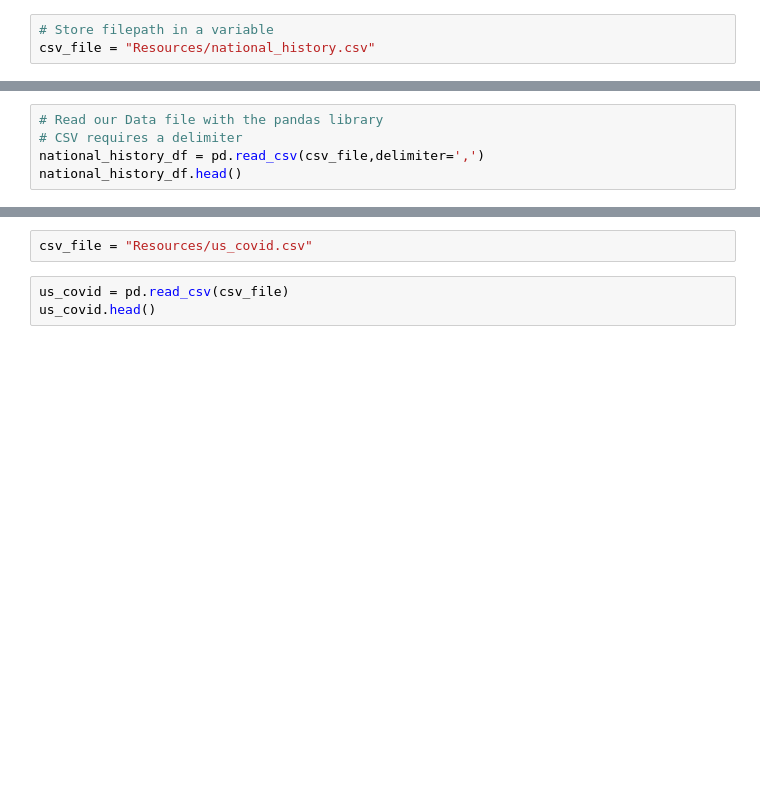
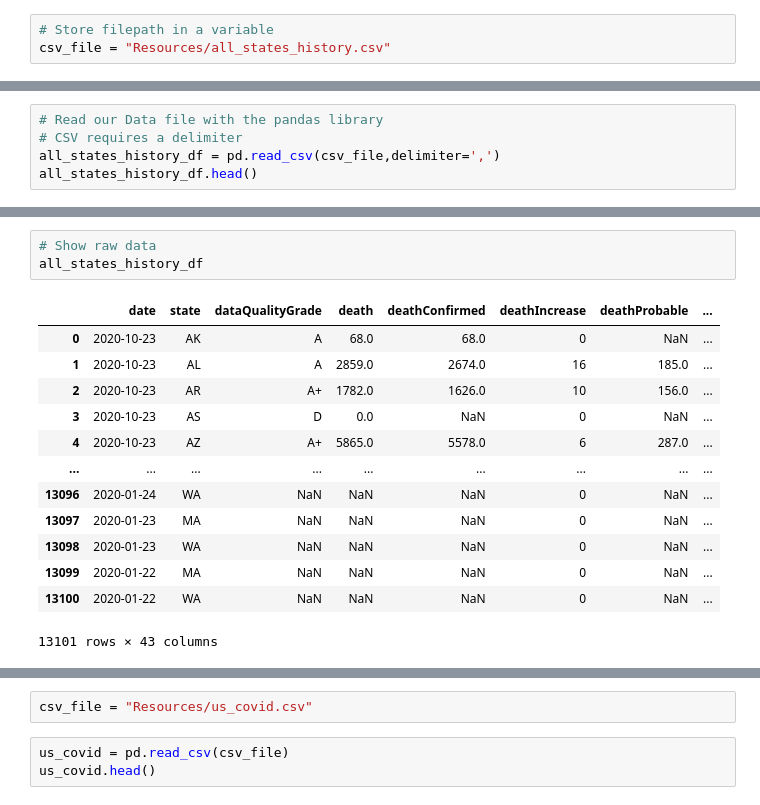
Before and after one commit to Shanaida/etlproject, a Jupyter notebook: ETL.ipynb, the cells around one changed output, grey strips where cells are left out. Cells and saved outputs as stored; diff of their text form; blank space fills up the shorter version.

```diff
--- a/ETL.ipynb
+++ b/ETL.ipynb
@@ -5,3 +6,3 @@ from sqlalchemy import create_engine
 # %%
 # Store filepath in a variable
-csv_file = "Resources/national_history.csv"
+csv_file = "Resources/all_states_history.csv"
@@ -8,5 +11,5 @@ csv_file = "Resources/national_history.csv"
 # %%
 # Read our Data file with the pandas library
 # CSV requires a delimiter
-national_history_df = pd.read_csv(csv_file,delimiter=',')
-national_history_df.head()
+all_states_history_df = pd.read_csv(csv_file,delimiter=',')
+all_states_history_df.head()
@@ -12,0 +24,17 @@ national_history_df.head()
+# %%
+# Show raw data
+all_states_history_df
+# %% [output]
+|  | date | state | dataQualityGrade | death | deathConfirmed | deathIncrease | deathProbable | ... |
+| 0 | 2020-10-23 | AK | A | 68.0 | 68.0 | 0 | NaN | ... |
+| 1 | 2020-10-23 | AL | A | 2859.0 | 2674.0 | 16 | 185.0 | ... |
+| 2 | 2020-10-23 | AR | A+ | 1782.0 | 1626.0 | 10 | 156.0 | ... |
+| 3 | 2020-10-23 | AS | D | 0.0 | NaN | 0 | NaN | ... |
+| 4 | 2020-10-23 | AZ | A+ | 5865.0 | 5578.0 | 6 | 287.0 | ... |
+| ... | ... | ... | ... | ... | ... | ... | ... | ... |
+| 13096 | 2020-01-24 | WA | NaN | NaN | NaN | 0 | NaN | ... |
+| 13097 | 2020-01-23 | MA | NaN | NaN | NaN | 0 | NaN | ... |
+| 13098 | 2020-01-23 | WA | NaN | NaN | NaN | 0 | NaN | ... |
+| 13099 | 2020-01-22 | MA | NaN | NaN | NaN | 0 | NaN | ... |
+| 13100 | 2020-01-22 | WA | NaN | NaN | NaN | 0 | NaN | ... |
+13101 rows × 43 columns
```
Also changed, not shown: parts of 45 cells of this notebook, 4 other files.
